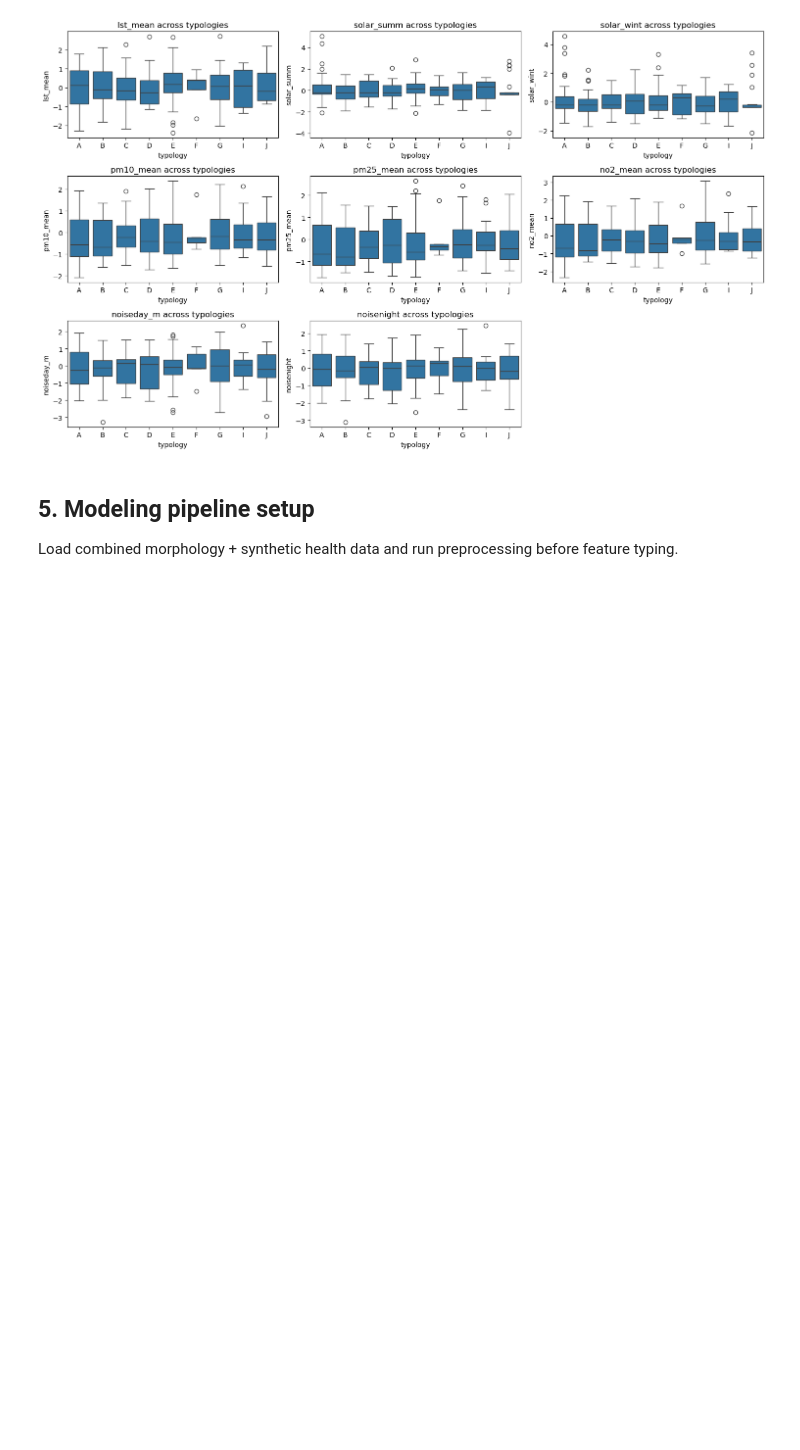
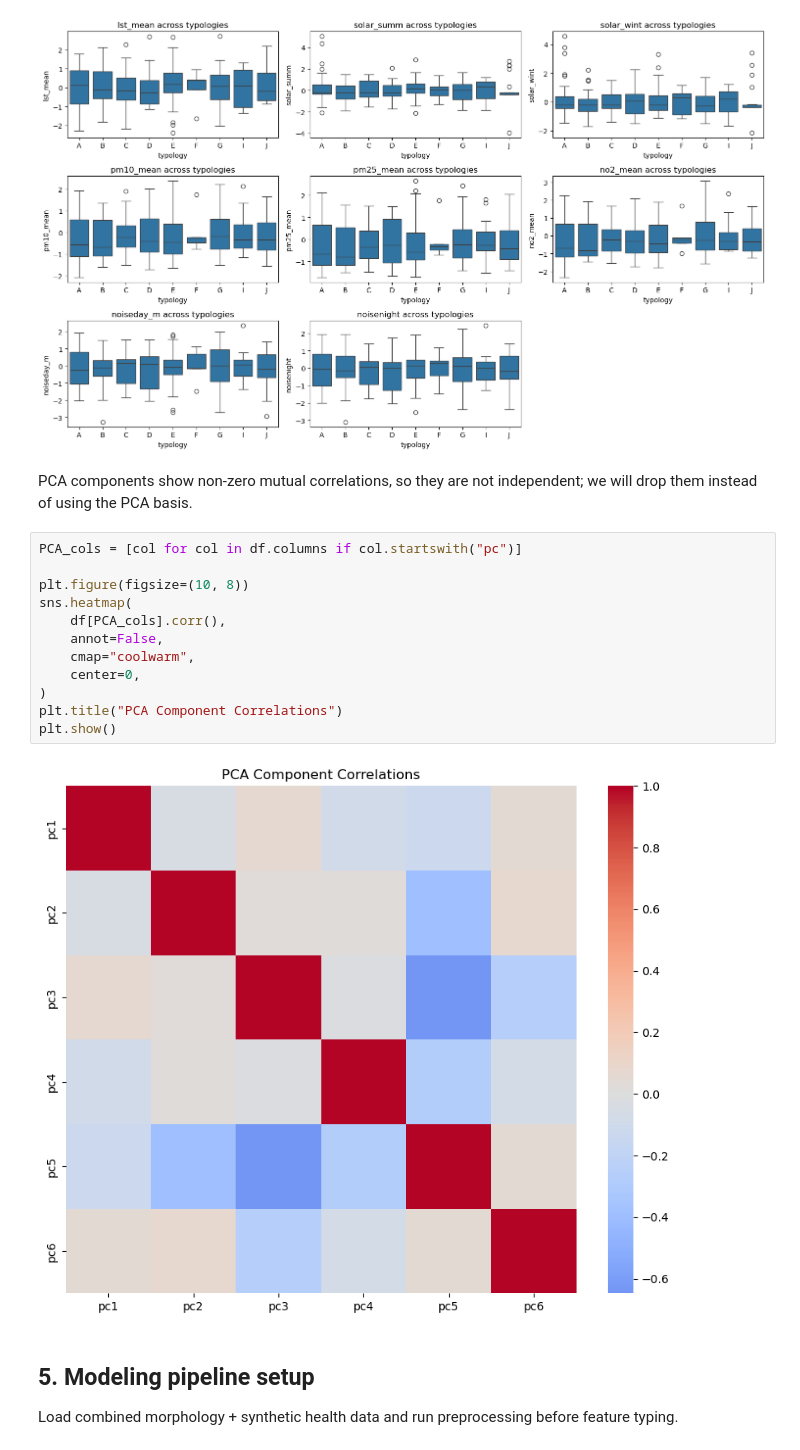
Before and after one commit to MauroPello/ENAC-ML4Science_LIPID, a Jupyter notebook: main.ipynb, the cells around one changed output. Saved outputs shown, nothing was run; the diff lists cells and outputs as text; blank space fills up the shorter version.

Commit message:
Show that the pc dont have correlation 0

```diff
--- a/main.ipynb
+++ b/main.ipynb
@@ -352,6 +352,22 @@ plt.tight_layout()
 plt.show()
 # %% [output]
 [figure]
+# %% [markdown]
+PCA components show non-zero mutual correlations, so they are not independent; we will drop them instead of using the PCA basis.
+# %%
+PCA_cols = [col for col in df.columns if col.startswith("pc")]
+
+plt.figure(figsize=(10, 8))
+sns.heatmap(
+    df[PCA_cols].corr(),
+    annot=False,
+    cmap="coolwarm",
+    center=0,
+)
+plt.title("PCA Component Correlations")
+plt.show()
+# %% [output]
+[figure, added]
 # %% [markdown]
 ## 5. Modeling pipeline setup
 Load combined morphology + synthetic health data and run preprocessing before feature typing.
```
Also changed, not shown: parts of 6 cells of this notebook.
